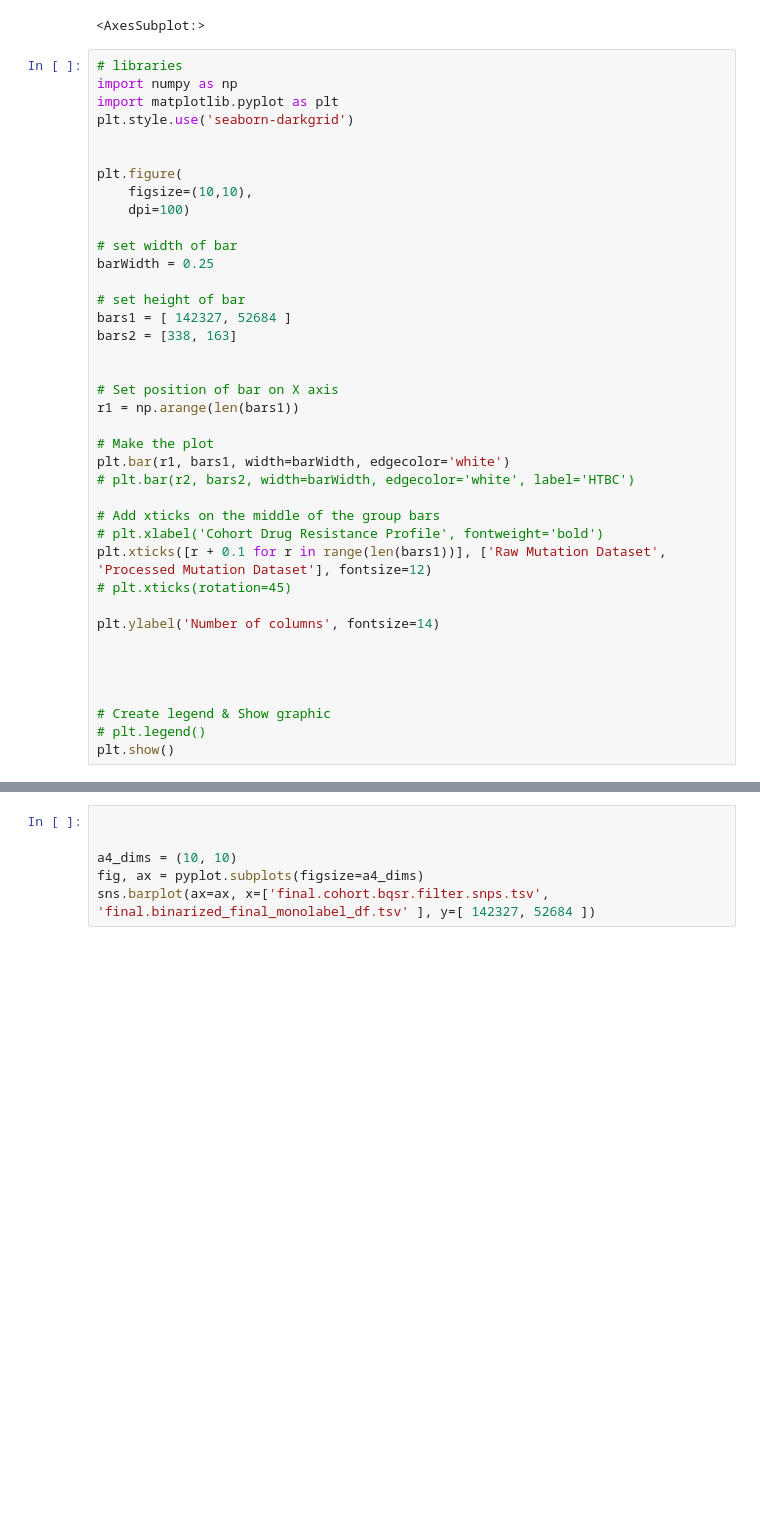
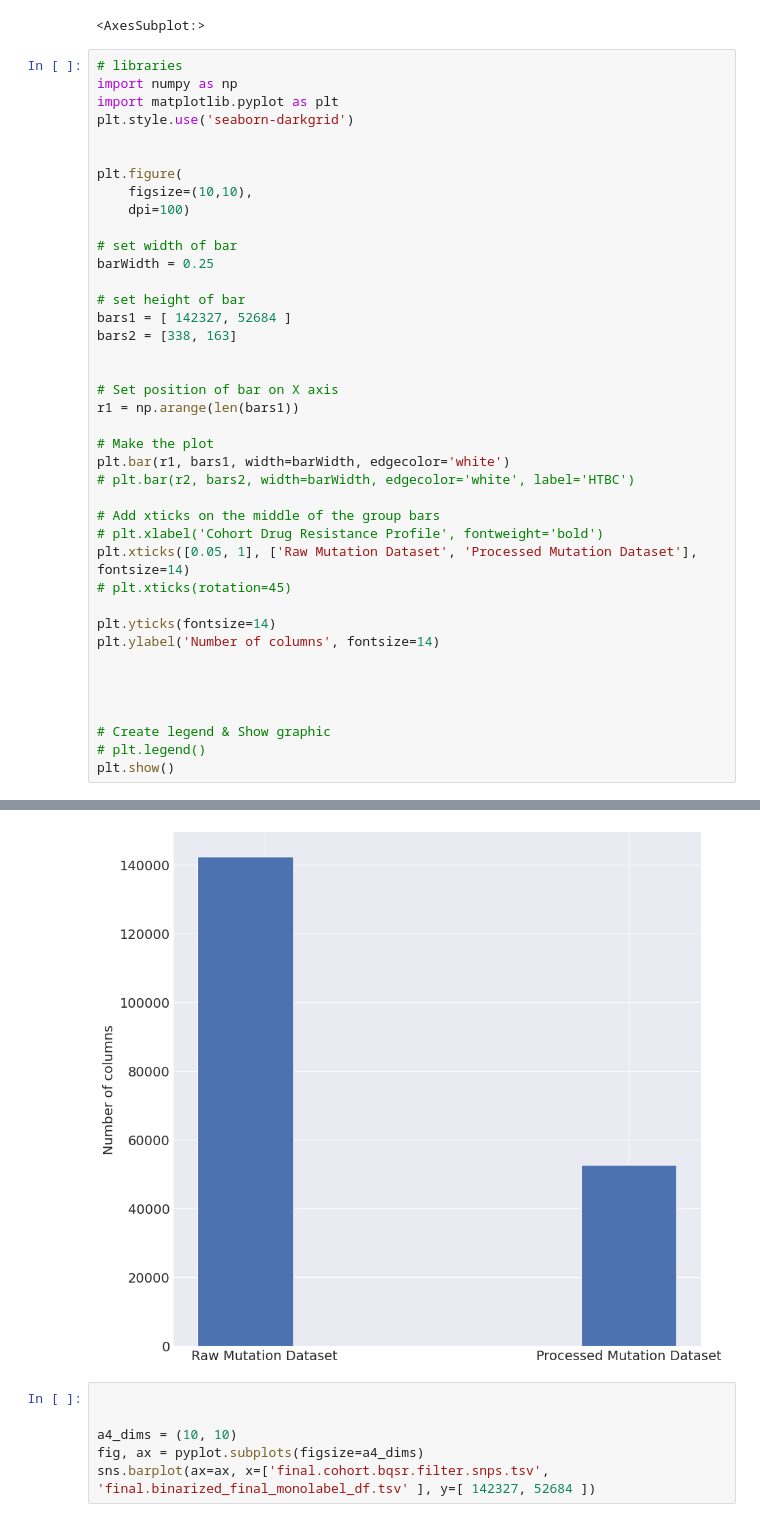
Before and after one commit to abhi18av/LJMU_Masters_Dissertation, a Jupyter notebook: src/notebooks/FINAL/002_choose_limited_tbportals_genomes.ipynb, the cells around one changed output, grey strips where cells are left out. Saved outputs shown, nothing was run; the diff lists cells and outputs as text; blank space fills up the shorter version.

```diff
--- a/src/notebooks/FINAL/002_choose_limited_tbportals_genomes.ipynb
+++ b/src/notebooks/FINAL/002_choose_limited_tbportals_genomes.ipynb
@@ -114,9 +114,10 @@ plt.bar(r1, bars1, width=barWidth, edgecolor='white')
 
 # Add xticks on the middle of the group bars
 # plt.xlabel('Cohort Drug Resistance Profile', fontweight='bold')
-plt.xticks([r + 0.1 for r in range(len(bars1))], ['Raw Mutation Dataset', 'Processed Mutation Dataset'], fontsize=12)
+plt.xticks([0.05, 1], ['Raw Mutation Dataset', 'Processed Mutation Dataset'], fontsize=14)
 # plt.xticks(rotation=45)
 
+plt.yticks(fontsize=14)
 plt.ylabel('Number of columns', fontsize=14)
 
 
@@ -131,3 +130,4 @@ plt.show()
+[figure, added]
 # %%
 
 
```
Also changed, not shown: parts of 2 cells of this notebook, 1 other file.
